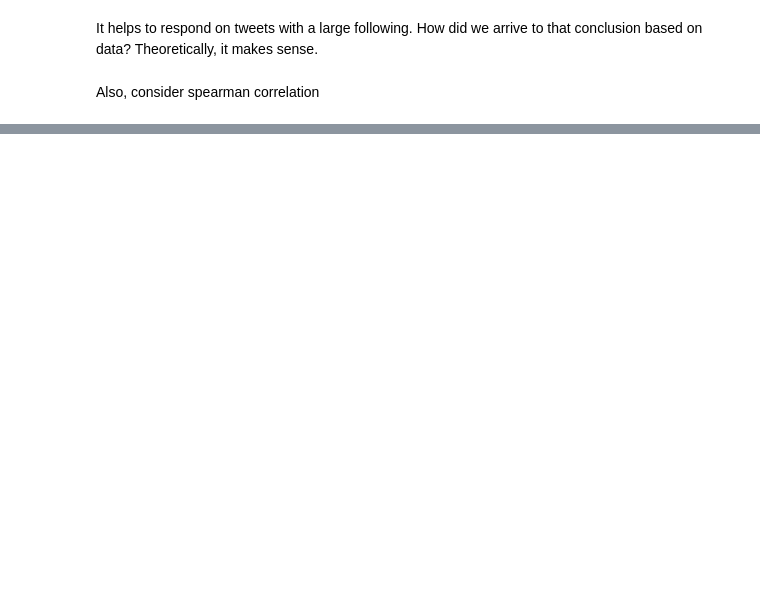
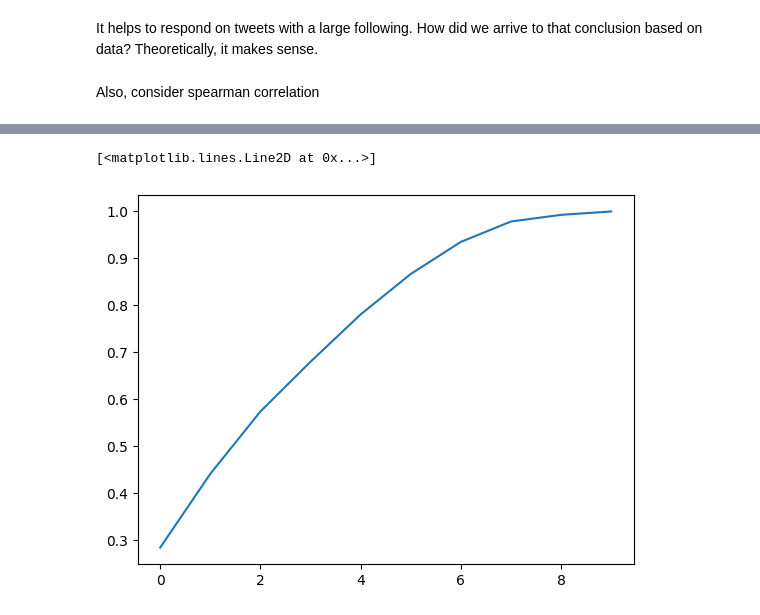
Before and after one commit to swjupudi/Twiter_analysis, a Jupyter notebook: eda.ipynb, the cells around one changed output, grey strips where cells are left out. Drawn from its saved outputs; the diff is of its cells as text; code cells hidden in the pictures; blank space fills up the shorter version.

```diff
--- a/eda.ipynb
+++ b/eda.ipynb
@@ -36,0 +289,5 @@ tweet_stats_df.groupby('hour').mean().plot(kind = 'bar', y = 'impressions', figs
+# %%
+plt.plot(pca.explained_variance_ratio_.cumsum())
+# %% [output]
+[<matplotlib.lines.Line2D at 0x...>]
+[figure, added]
```
Also changed, not shown: parts of 35 cells of this notebook, 1 other file.
